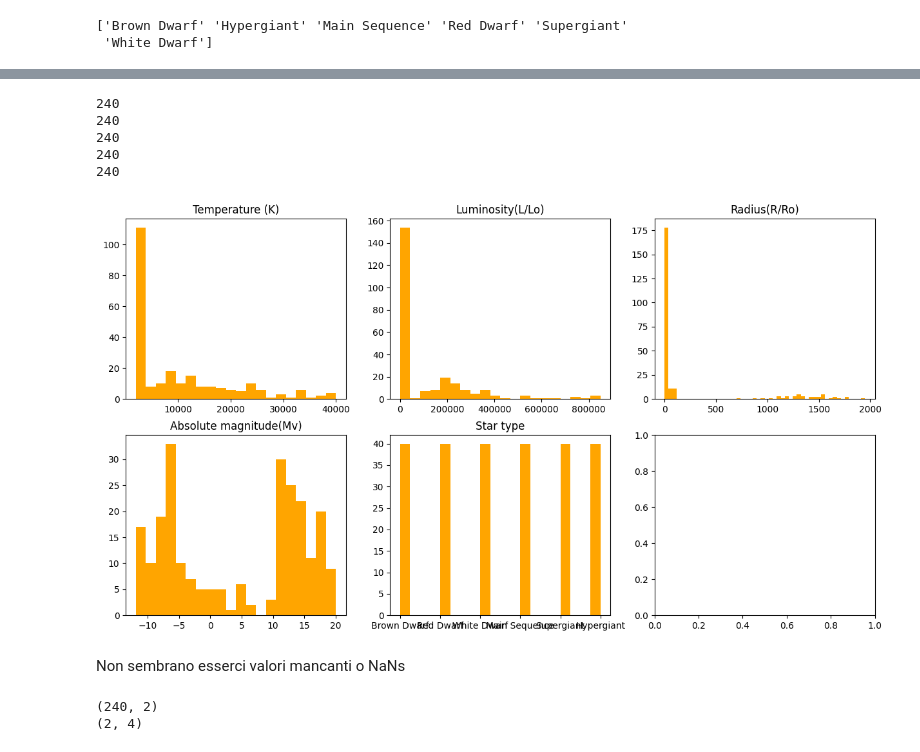
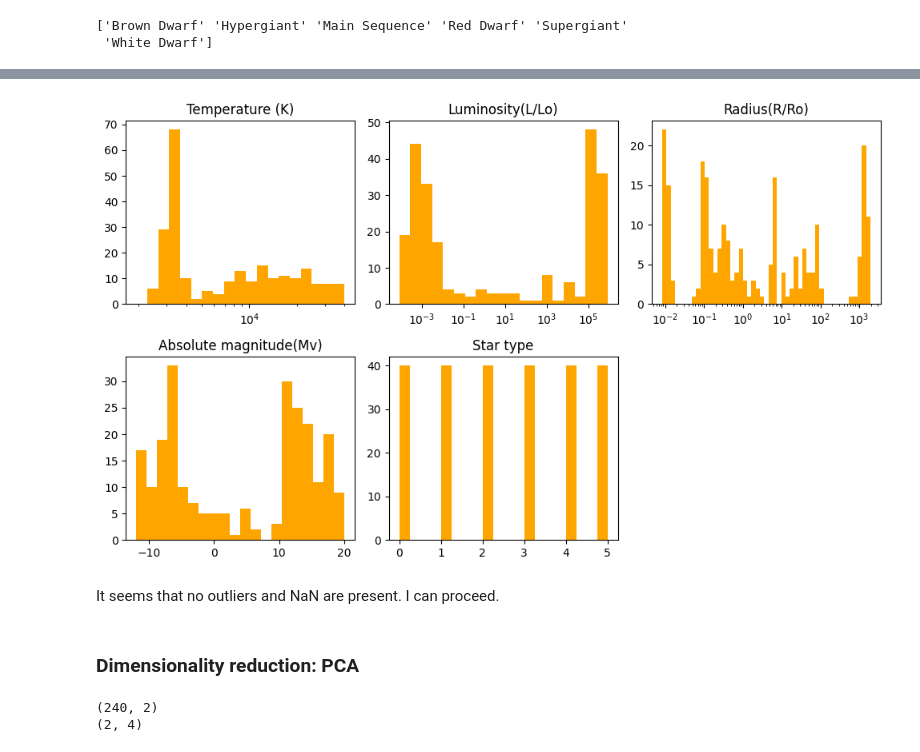
Before and after one commit to GiuliaConti/astrostatistics_bicocca_2024, a Jupyter notebook: working/E14_L15.ipynb, the cells around one changed output, grey strips where cells are left out. Drawn from its saved outputs; the diff is of its cells as text; code cells hidden in the pictures.

```diff
--- a/working/E14_L15.ipynb
+++ b/working/E14_L15.ipynb
@@ -60,34 +67,42 @@ plt.show()
 # %%
-fig, axs = plt.subplots(2, 3, figsize=(15, 8))
+import matplotlib.pyplot as plt
 
-axs[0,0].hist(df_stars['Temperature (K)'], 20, color = 'orange')
-axs[0,0].set_title('Temperature (K)')
-print(len(df_stars['Temperature (K)']))
+fig, axs = plt.subplots(2, 3, figsize=(10, 6))  # Cambiato layout a 2x3 e aumentato la dimensione verticale
 
-axs[0,1].hist(df_stars['Luminosity(L/Lo)'], 20, color = 'orange')
-axs[0,1].set_title('Luminosity(L/Lo)')
-print(len(df_stars['Luminosity(L/Lo)']))
+axs[0, 0].hist(df_stars['Temperature (K)'], bins=np.logspace(np.log10(df_stars['Temperature (K)'].min()),
+                                                             np.log10(df_stars['Temperature (K)'].max()), 20), color='orange')
+axs[0, 0].set_xscale('log')  # Imposta scala logaritmica sull'asse x
+axs[0, 0].set_title('Temperature (K)')
+# print(len(df_stars['Temperature (K)']))
 
-axs[0,2].hist(df_stars['Radius(R/Ro)'], 50, color = 'orange')
-axs[0,2].set_title('Radius(R/Ro)')
-print(len(df_stars['Radius(R/Ro)']))
+axs[0, 1].hist(df_stars['Luminosity(L/Lo)'], bins=np.logspace(np.log10(df_stars['Luminosity(L/Lo)'].min()),
+                                                              np.log10(df_stars['Luminosity(L/Lo)'].max()), 20), color='orange')
+axs[0, 1].set_xscale('log')  # Imposta scala logaritmica sull'asse x
+axs[0, 1].set_title('Luminosity(L/Lo)')
+# print(len(df_stars['Luminosity(L/Lo)']))
 
-axs[1,0].hist(df_stars['Absolute magnitude(Mv)'], 20, color = 'orange')
-axs[1,0].set_title('Absolute magnitude(Mv)')
-print(len(df_stars['Absolute magnitude(Mv)']))
+axs[0, 2].hist(df_stars['Radius(R/Ro)'], bins=np.logspace(np.log10(df_stars['Radius(R/Ro)'].min()),
+                                                          np.log10(df_stars['Radius(R/Ro)'].max()), 50), color='orange')
+axs[0, 2].set_xscale('log')  # Imposta scala logaritmica sull'asse x
+axs[0, 2].set_title('Radius(R/Ro)')
+# print(len(df_stars['Radius(R/Ro)']))
 
-axs[1,1].hist(labels, 20, color = 'orange')
-axs[1,1].set_title('Star type')
-print(len(df_stars['Star type']))
+axs[1, 0].hist(df_stars['Absolute magnitude(Mv)'], 20, color='orange')
+axs[1, 0].set_title('Absolute magnitude(Mv)')
+# print(len(df_stars['Absolute magnitude(Mv)']))
 
+axs[1, 1].hist(df_stars['Star type'], 20, color='orange')
+axs[1, 1].set_title('Star type')
+# print(len(df_stars['Star type']))
+
+axs[1, 2].axis('off')  # Lascia uno spazio vuoto al posto del sesto grafico
+
+plt.tight_layout()  # Aggiunto per gestire meglio lo spazio tra i grafici
 plt.show()
 # %% [output]
-240
-240
-240
-240
-240
-[figure, old version]
+[figure, new version]
 # %% [markdown]
-Non sembrano esserci valori mancanti o NaNs
+It seems that no outliers and NaN are present. I can proceed.
+# %% [markdown]
+### Dimensionality reduction: PCA
 # %%
```
Also changed, not shown: parts of 22 cells of this notebook.
